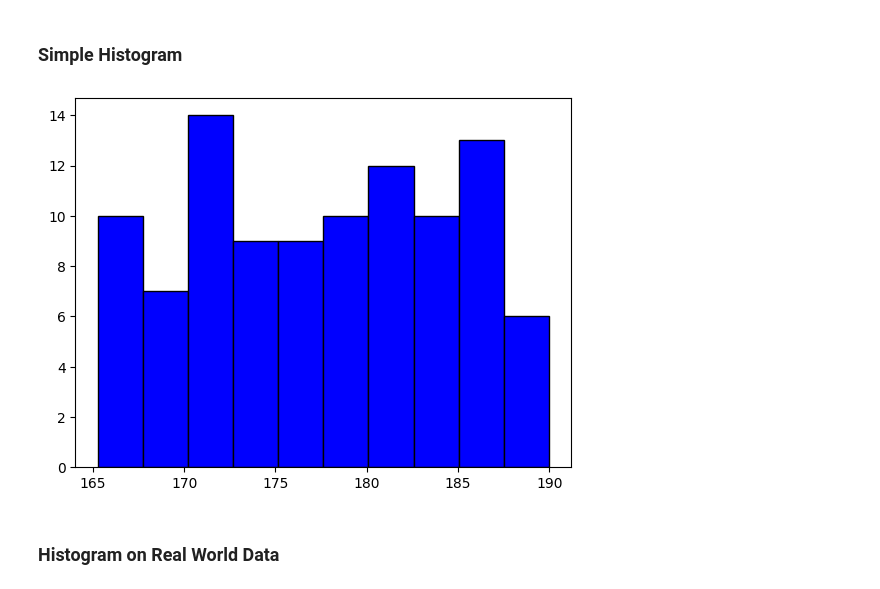
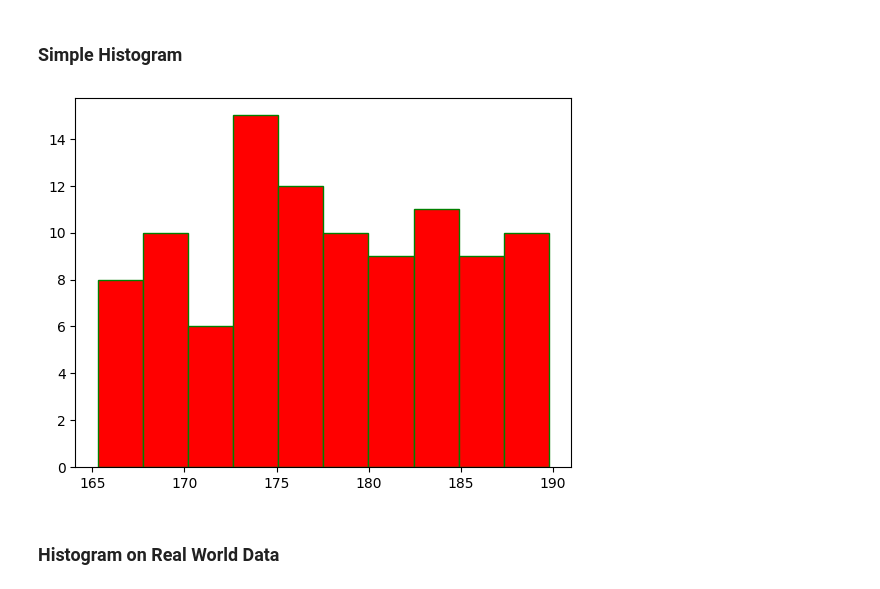
Before and after one commit to AhmedBaari/Deep-Learning, a Jupyter notebook: Visualization Workshop/data-vis-by-baari.ipynb, the cells around one changed output. Saved outputs shown, nothing was run; the diff lists cells and outputs as text; code cells hidden in the pictures.

```diff
--- a/data-vis-by-baari.ipynb
+++ b/Visualization Workshop/data-vis-by-baari.ipynb
@@ -261,11 +292,11 @@ plt.show()
 # %%
 import numpy as np
 heights = np.random.uniform(165, 190, size=100)
 
-plt.hist(heights,color='blue', edgecolor='black')
+plt.hist(heights,color='RED', edgecolor='green')
 plt.show()
 # %% [output]
-[figure, old version]
+[figure, new version]
 # %% [markdown]
 ### Histogram on Real World Data
 # %% [markdown]
```
Also changed, not shown: parts of 8 cells of this notebook, 5 other files.
